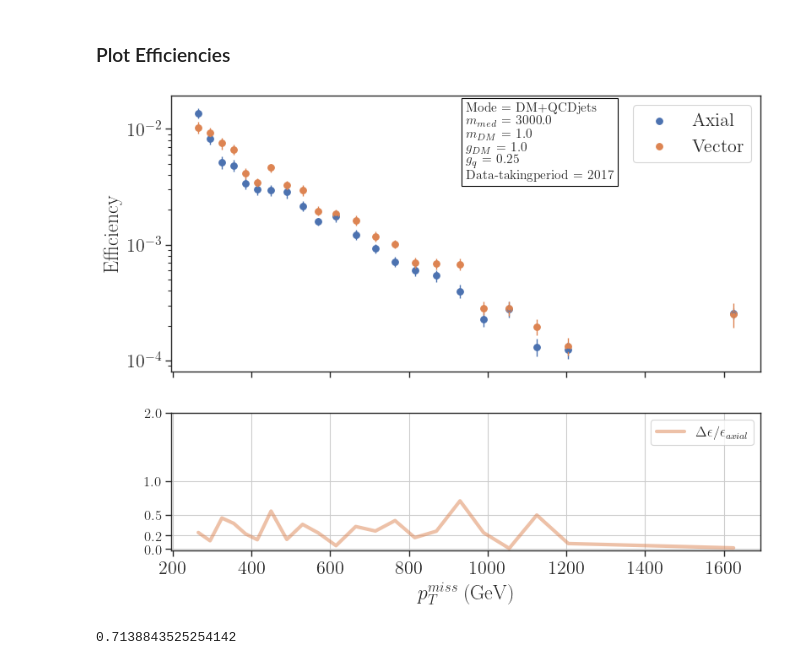
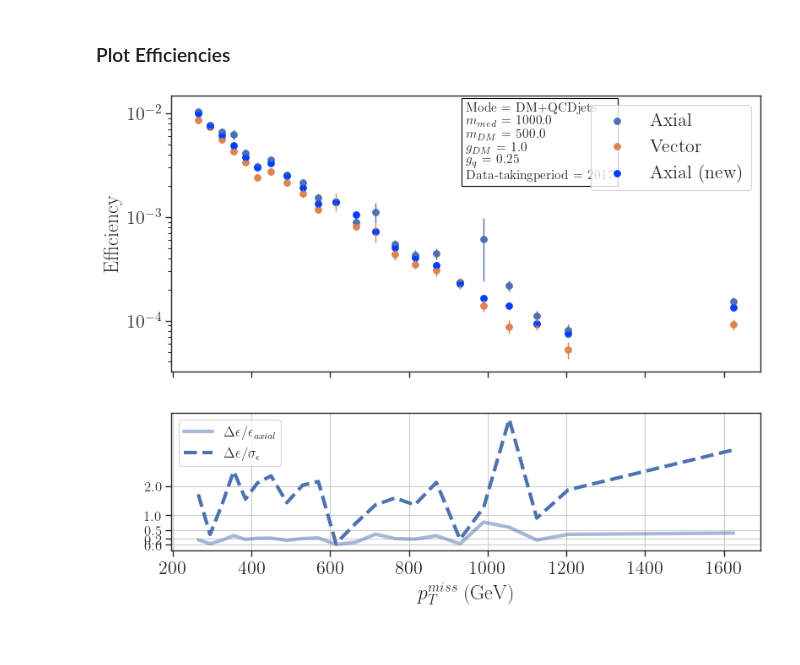
Before and after one commit to andlessa/MonoXSMS, a Jupyter notebook: notebooks/obtainEfficiencies-Copy1.ipynb, the cells around one changed output. Drawn from its saved outputs; the diff is of its cells as text; code cells hidden in the pictures.

Commit message:
compare data with more events

```diff
--- a/notebooks/obtainEfficiencies-Copy1.ipynb
+++ b/notebooks/obtainEfficiencies-Copy1.ipynb
@@ -33,7 +33,10 @@ pd.set_option('display.max_rows', 200)
 # %%
 inputFiles = ['../scanResults_axial.pcl', '../scanResults_vector.pcl']
 dfs = [pd.read_pickle(i) for i in inputFiles]
+inputFilesNew = ['../Tests/DMSimp_axial_0j_test/Events/run_03/axial_1000_500_bias_cms_exo_20_004.pcl']
+dfsNew = [pd.read_pickle(i) for i in inputFilesNew]
 recastData = pd.concat(dfs, ignore_index=True)
+recastDataNew = pd.concat(dfsNew, ignore_index=True)
 # %% [markdown]
 ### Get all model points
 # %%
@@ -69,8 +72,8 @@ $g_{q}$ = 0.25
 # %%
 paramFilter = {
     'Mode' : 'DM+QCDjets',
-    '$m_{med}$' : 3000.,
-    '$m_{DM}$' : 1.,
+    '$m_{med}$' : 1000.,
+    '$m_{DM}$' : 500.,
     '$g_{DM}$' : 1.,
     '$g_{q}$' : .25,
     'Data-takingperiod' : 2017
@@ -78,6 +81,7 @@ paramFilter = {
 
 textstr = '\n'.join([r'%s = %s' %(k,v) for k,v in paramFilter.items()])
 dfModel = recastData.loc[(recastData[list(paramFilter)] == pd.Series(paramFilter)).all(axis=1)]
+dfModelNew = recastDataNew[(recastDataNew[list(paramFilter)] == pd.Series(paramFilter)).all(axis=1)]
 # %% [markdown]
 The efficiency for the $i$-th bin, $\epsilon_{i}$, is given by:
 
@@ -121,6 +125,10 @@ fig, ax = plt.subplots(2,sharex=True, gridspec_kw = {'height_ratios':[2, 1]},fig
 data = pd.DataFrame(columns=['Axial', 'Vector'])
 dataError = pd.DataFrame(columns=['Axial', 'Vector'])
 colors = {label : sns.color_palette('deep')[i] for i,label in enumerate(data.keys())}
+
+dataNew = pd.DataFrame(columns=['Axial', 'Vector'])
+dataErrorNew = pd.DataFrame(columns=['Axial', 'Vector'])
+colorsNew = {label : sns.color_palette('bright')[i] for i,label in enumerate(dataNew.keys())}
 
 for label in dfModel['Coupling']:
     dfSingle = dfModel[dfModel['Coupling'] == label]
@@ -132,6 +140,19 @@ for label in dfModel['Coupling']:
     ax[0].scatter(x=binCenter, y=eff, s=30, color=colors[label], label=label)
     ax[0].errorbar(binCenter, eff, yerr=effErr, marker='.',
                    elinewidth=1.0, drawstyle='steps-mid',linewidth=0.0, color=colors[label])
+
+
+for label in dfModelNew['Coupling']:
+
+    dfSingle = dfModelNew[dfModelNew['Coupling'] == label]
+    dataNew[label], dataErrorNew[label] = getEfficiencies(dfSingle, bins, binsError)
+
+    eff = np.array([dataNew[label][c] for c in bins])
+    effErr = np.array([dataErrorNew[label][f'{c}_Error'] for c in bins])
+
+    ax[0].scatter(x=binCenter, y=eff, s=30, color=colorsNew[label], label=label+' (new)')
+    ax[0].errorbar(binCenter, eff, yerr=effErr, marker='.',
+                   elinewidth=1.0, drawstyle='steps-mid',linewidth=0.0, color=colorsNew[label])
 
 diff = np.abs(data.Axial - data.Vector)
 
@@ -140,37 +161,33 @@ relDiff = relDiff.replace(np.nan, 0)
 
 diffError = np.array(diff)/np.sqrt(dataError.Axial**2 + dataError.Vector**2)
 diffError = diffError.replace(np.nan, 0)
 
 label1 = r'$\Delta \epsilon / \epsilon_{axial}$'
 # label1 = r'$\frac{\mbox{Axial-Vector}}{\mbox{Axial}}$'
 label2 = r'$\Delta \epsilon / \sigma_{\epsilon}$'
 
 ax[1].plot(binCenter, relDiff, color=colors[label], linewidth=3., label=label1, alpha=.5)
-# ax[1].plot(binCenter, diffError, color=colors[label], linewidth=3., linestyle='--',
-#            label=label2)
+ax[1].plot(binCenter, diffError, color=colors[label], linewidth=3., linestyle='--',
+           label=label2)
 
 
 ax[0].set_yscale('log')
 ax[0].text(.5, 2.7, textstr, fontsize=11, bbox=dict(facecolor='none', edgecolor='black'),
            transform=plt.gca().transAxes)
 
 
 
 ax[0].set_ylabel('Efficiency')
 ax[0].legend()
 
 # ax[1].set_ylim(0., 2.)
 ax[1].legend(fontsize='12')
 ax[1].grid(True)
 ax[1].set_yticks([0., 0.2, 0.5, 1., 2.])
 ax[1].tick_params(axis='y', labelsize='12')
 ax[1].set_xlabel(r'$p_{T}^{miss}$ (GeV)')
 # ax[1].set_ylabel('Relative diff.')
 
 plt.show()
 # %% [output]
-[figure, old version]
+[figure, new version]
-# %%
-relDiff.max()
-# %% [output]
-0.7138843525254142
```
Also changed, not shown: parts of 1 cell of this notebook.
